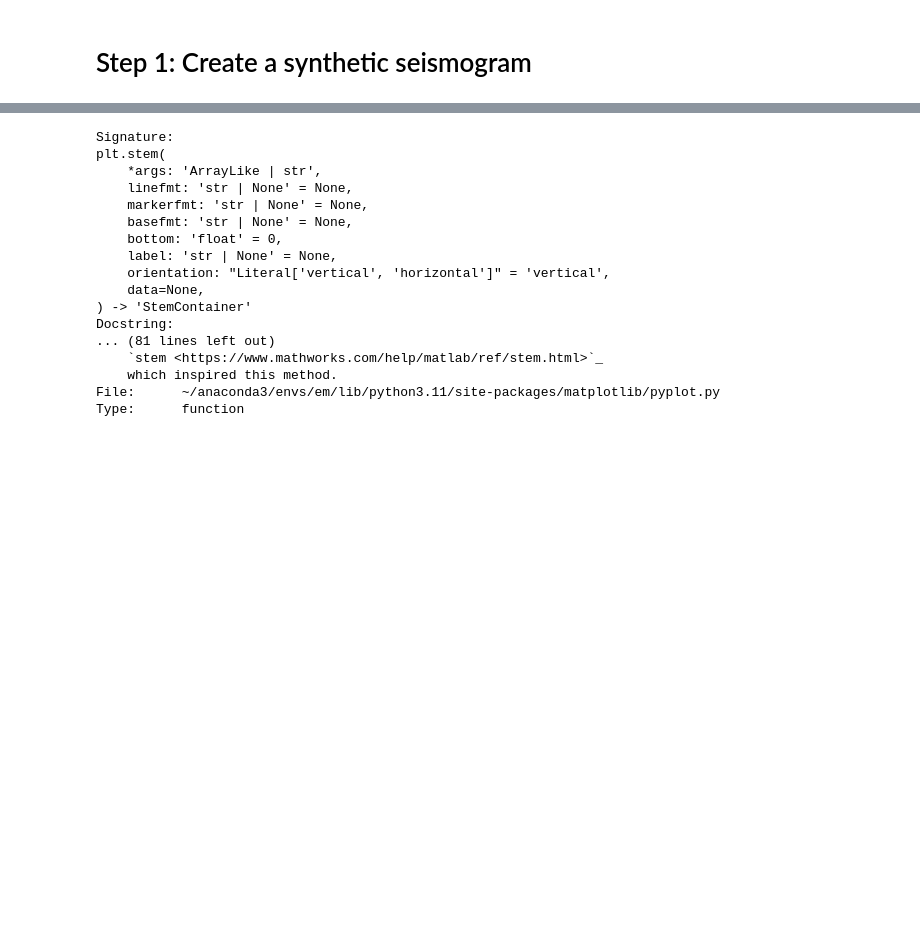
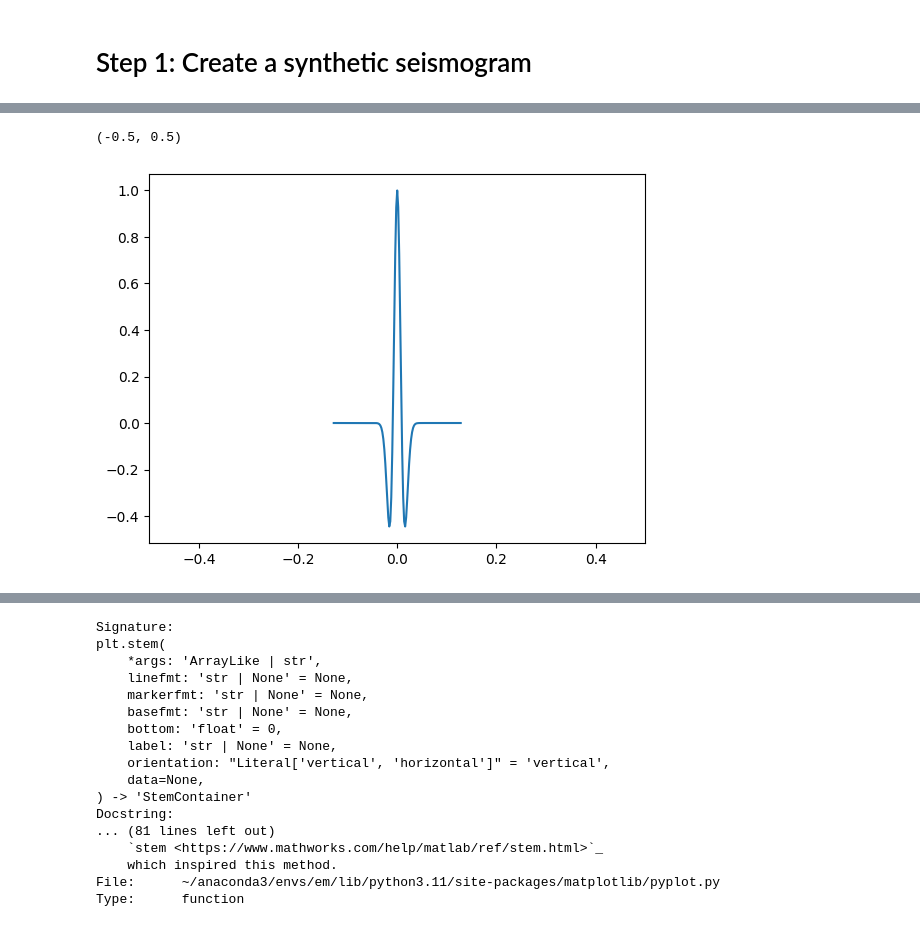
Before and after one commit to emgeolab/geol-4810, a Jupyter notebook: notebooks/synthetic_seismic.ipynb, the cells around one changed output, grey strips where cells are left out. Saved outputs shown, nothing was run; the diff lists cells and outputs as text; code cells hidden in the pictures; blank space fills up the shorter version.

```diff
--- a/notebooks/synthetic_seismic.ipynb
+++ b/notebooks/synthetic_seismic.ipynb
@@ -42,6 +47,12 @@ f0 = 25.0
 tw = np.arange(-0.128, 0.128+dt, dt)
 w = ricker(f0, tw)
 w /= np.max(np.abs(w))
+# %%
+plt.plot(tw, w)
+plt.xlim(-0.5, 0.5)
+# %% [output]
+(-0.5, 0.5)
+[figure, added]
 # %%
 # -----------------------
 # Convolution (clean seismic)
```
Also changed, not shown: parts of 12 cells of this notebook, 1 other file.
